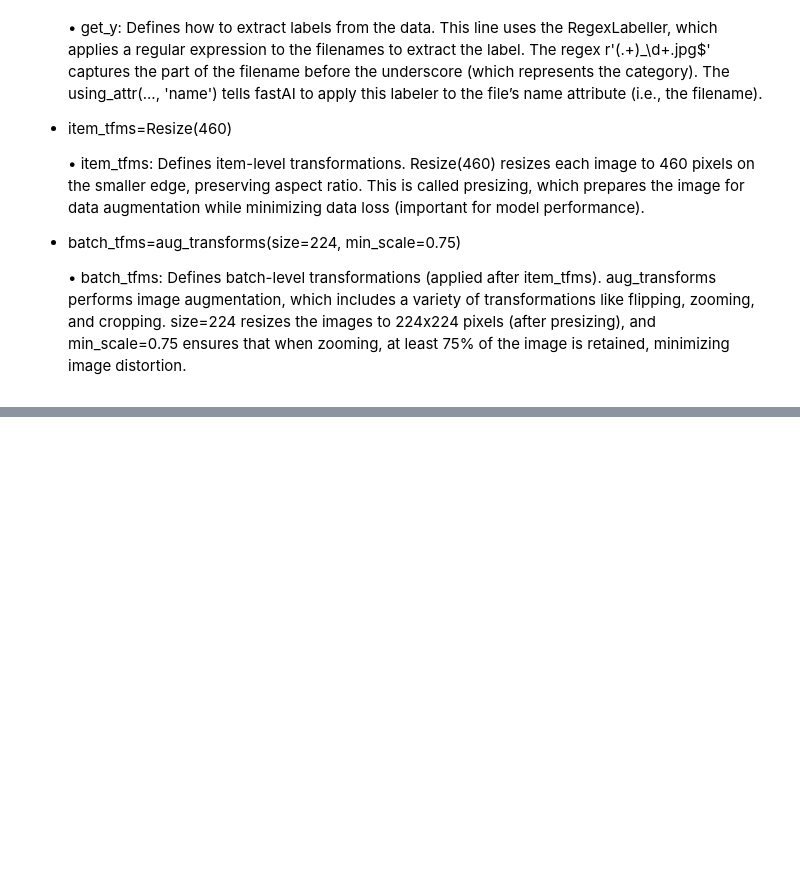
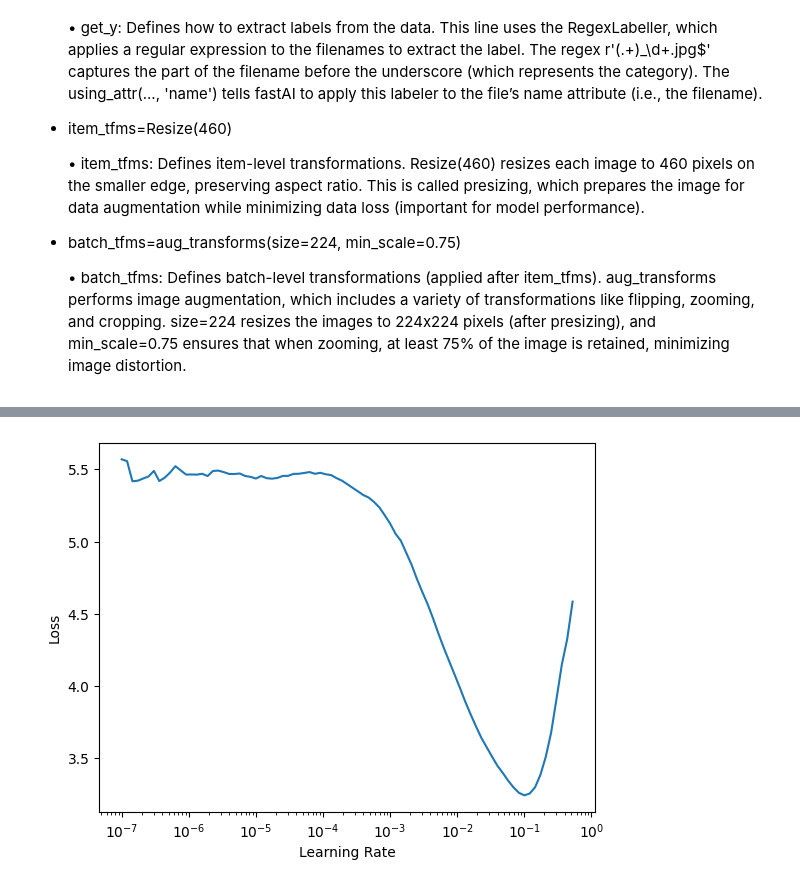
Before and after one commit to jaishrm07/deep-learning-projects, a Jupyter notebook: pets_breed_classifier.ipynb, the cells around one changed output, grey strips where cells are left out. Cells and saved outputs as stored; diff of their text form; code cells hidden in the pictures; blank space fills up the shorter version.

```diff
--- a/pets_breed_classifier.ipynb
+++ b/pets_breed_classifier.ipynb
@@ -107,0 +179,4 @@ Building one sample
+# %%
+learn.recorder.plot_lr_find()
+# %% [output]
+[figure, added]
```
Also changed, not shown: parts of 32 cells of this notebook.
